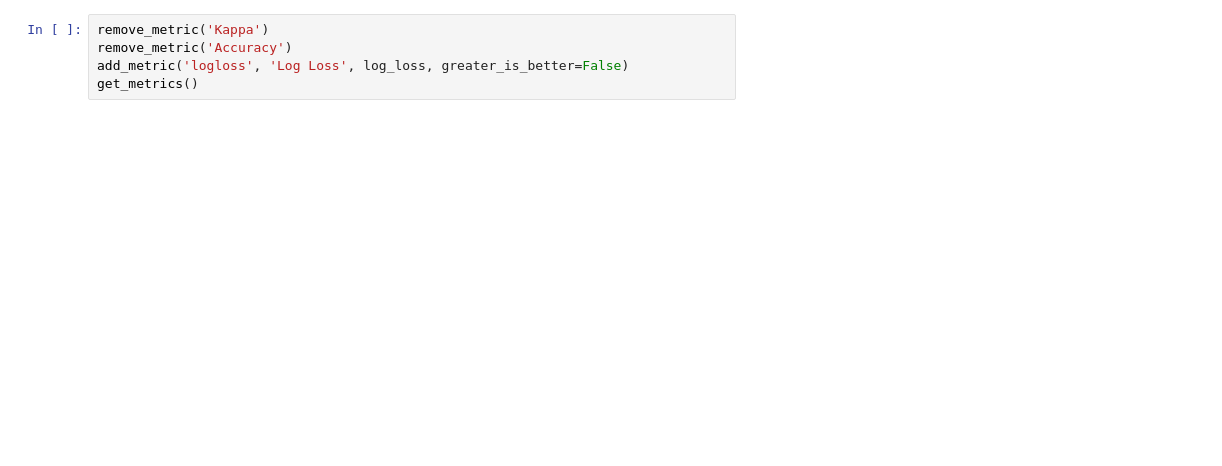
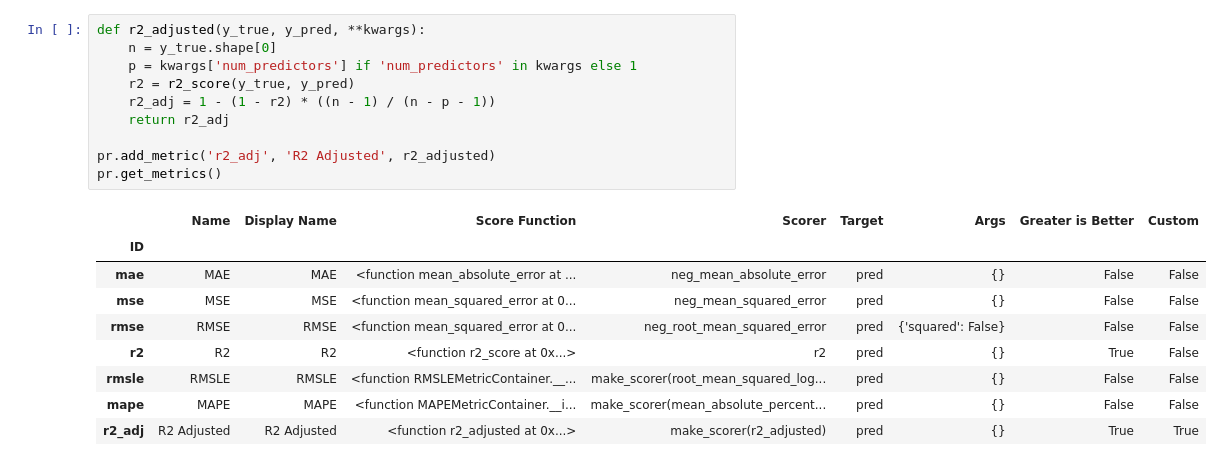
Before and after one commit to SimeonHristov99/kcikstarter, a Jupyter notebook: 01_Scripts/05_1_PyCaret_01_backers.ipynb, the cells around one changed output. Cells and saved outputs as stored; diff of their text form; blank space fills up the shorter version.

```diff
--- a/01_Scripts/05_1_PyCaret_01_backers.ipynb
+++ b/01_Scripts/05_1_PyCaret_01_backers.ipynb
@@ -103,6 +77,21 @@ s1 = setup(data=df_development, train_size=0.8, target='FINAL_STATUS', session_i
-# %%
-remove_metric('Kappa')
-remove_metric('Accuracy')
-add_metric('logloss', 'Log Loss', log_loss, greater_is_better=False)
-get_metrics()
+# %%
+def r2_adjusted(y_true, y_pred, **kwargs):
+    n = y_true.shape[0]
+    p = kwargs['num_predictors'] if 'num_predictors' in kwargs else 1
+    r2 = r2_score(y_true, y_pred)
+    r2_adj = 1 - (1 - r2) * ((n - 1) / (n - p - 1))
+    return r2_adj
+
+pr.add_metric('r2_adj', 'R2 Adjusted', r2_adjusted)
+pr.get_metrics()
+# %% [output]
+|  | Name | Display Name | Score Function | Scorer | Target | Args | Greater is Better | Custom |
+| ID |  |  |  |  |  |  |  |  |
+| mae | MAE | MAE | <function mean_absolute_error at ... | neg_mean_absolute_error | pred | {} | False | False |
+| mse | MSE | MSE | <function mean_squared_error at 0... | neg_mean_squared_error | pred | {} | False | False |
+| rmse | RMSE | RMSE | <function mean_squared_error at 0... | neg_root_mean_squared_error | pred | {'squared': False} | False | False |
+| r2 | R2 | R2 | <function r2_score at 0x...> | r2 | pred | {} | True | False |
+| rmsle | RMSLE | RMSLE | <function RMSLEMetricContainer.__... | make_scorer(root_mean_squared_log... | pred | {} | False | False |
+| mape | MAPE | MAPE | <function MAPEMetricContainer.__i... | make_scorer(mean_absolute_percent... | pred | {} | False | False |
+| r2_adj | R2 Adjusted | R2 Adjusted | <function r2_adjusted at 0x...> | make_scorer(r2_adjusted) | pred | {} | True | True |
 # %%
```
Also changed, not shown: parts of 29 cells of this notebook, 1 other file.
